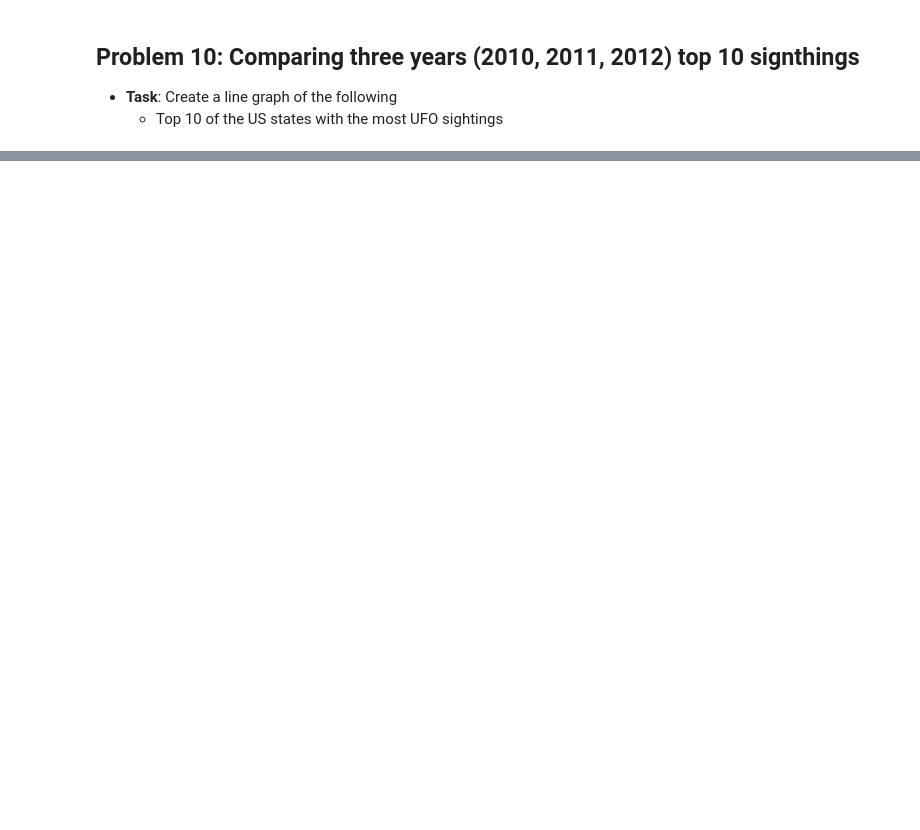
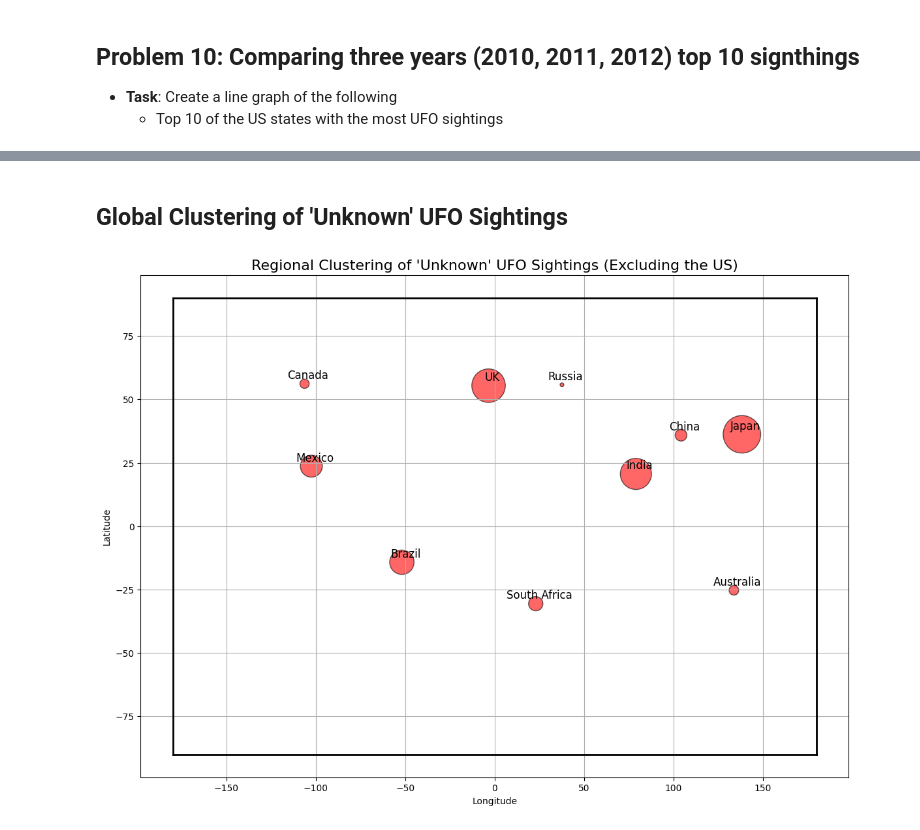
Before and after one commit to mairasiddiqi/MairaSiddiqiPythonASEProjects, a Jupyter notebook: Fundamentals1/Maira_Siddiqi_UFO_Sightings_Data_Analysis.ipynb, the cells around one changed output, grey strips where cells are left out. Cells and saved outputs as stored; diff of their text form; code cells hidden in the pictures; blank space fills up the shorter version.

```diff
--- a/Fundamentals1/Maira_Siddiqi_UFO_Sightings_Data_Analysis.ipynb
+++ b/Fundamentals1/Maira_Siddiqi_UFO_Sightings_Data_Analysis.ipynb
@@ -212,0 +319,67 @@ Shortest significant sighting duration: 0.001 seconds
+# %% [markdown]
+## Global Clustering of 'Unknown' UFO Sightings
+# %%
+import pandas as pd
+import matplotlib.pyplot as plt
+import numpy as np
+
+# Load data
+df = pd.read_csv('ufo-sightings.csv', low_memory=False)
+
+# Filter out US sightings and only keep rows where shape is "Unknown"
+df_unknown = df[(df['country'] != 'US') & (df['shape'] == 'Unknown')]
+
+# Coordinates for countries (you can expand this further)
+country_coords = {
+    'Canada': (56.1304, -106.3468),
+    'Mexico': (23.6345, -102.5528),
+    'Brazil': (-14.2350, -51.9253),
+    'UK': (55.3781, -3.4360),
+    'India': (20.5937, 78.9629),
+    'Australia': (-25.2744, 133.7751),
+    'Russia': (55.7558, 37.6173),
+    'China': (35.8617, 104.1954),
+    'Japan': (36.2048, 138.2529),
+    'South Africa': (-30.5595, 22.9375),
+}
+
+# Create the plot
+plt.figure(figsize=(14, 10))
+
+# World map with simple plotting
+plt.plot([-180, 180], [90, 90], color='black', lw=2)  # North pole line
+plt.plot([-180, 180], [-90, -90], color='black', lw=2)  # South pole line
+plt.plot([-180, -180], [-90, 90], color='black', lw=2)  # Left meridian
+plt.plot([180, 180], [-90, 90], color='black', lw=2)  # Right meridian
+
+# Plotting "Unknown" sightings with random sizes
+x_coords = []
+y_coords = []
+sizes = []
+labels = []
+
+# Cluster sightings (sum sightings by lat/long)
+for country, coords in country_coords.items():
+    lat, lon = coords
+    x_coords.append(lon)
+    y_coords.append(lat)
+    sizes.append(np.random.rand() * 2000)  # Random bubble size for clustering
+    labels.append(country)
+
+# Plotting the bubbles (scatter points)
+plt.scatter(x_coords, y_coords, s=sizes, color='red', alpha=0.6, edgecolors='black', linewidth=1)
+
+# Annotate the sightings with country names
+for i, label in enumerate(labels):
+    plt.text(x_coords[i] + 2, y_coords[i] + 2, label, fontsize=12, ha='center', color='black')
+
+# Title and labels
+plt.title("Regional Clustering of 'Unknown' UFO Sightings (Excluding the US)", fontsize=16)
+plt.xlabel("Longitude")
+plt.ylabel("Latitude")
+plt.grid(True)
+
+# Show the plot
+plt.show()
+# %% [output]
+[figure, added]
```
Also changed, not shown: parts of 5 cells of this notebook.
